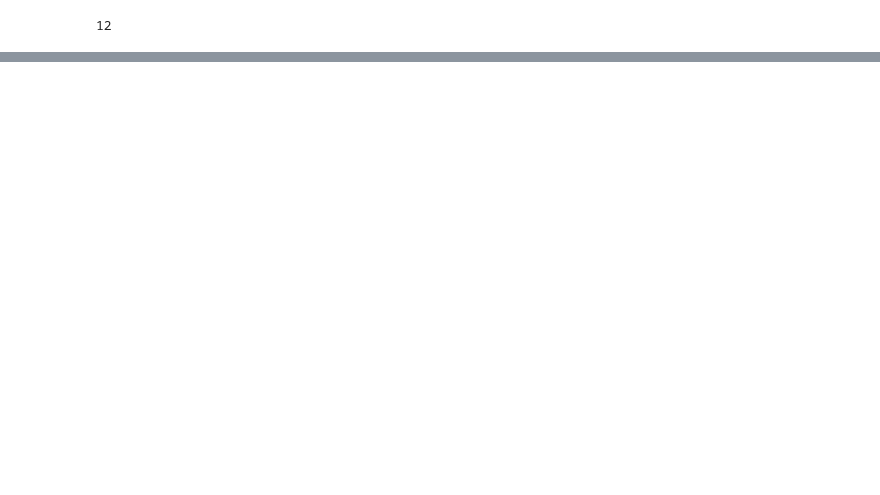
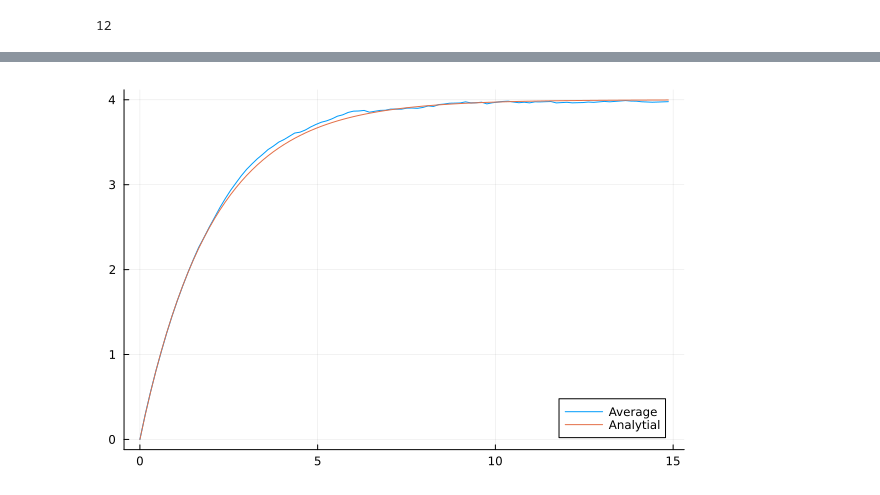
Before and after one commit to Ste1nb0cK/QuTaM.jl, a Jupyter notebook: notebooks/FisherInformation.ipynb, the cells around one changed output, grey strips where cells are left out. Cells and saved outputs as stored; diff of their text form; code cells hidden in the pictures; blank space fills up the shorter version.

```diff
--- a/notebooks/FisherInformation.ipynb
+++ b/notebooks/FisherInformation.ipynb
@@ -346,0 +329,5 @@ plot!(t_postjump, analytical_postjump, label=false, line=:dash, color="black", )
+# %%
+plot(t_given[1:100], FI[1:100], label="Average")
+plot!(t_given[1:100], (1.0.-exp.(-gamma*t_given[1:100]))./gamma^2, label="Analytial")
+# %% [output]
+[figure, added]
```
Also changed, not shown: parts of 8 cells of this notebook.
